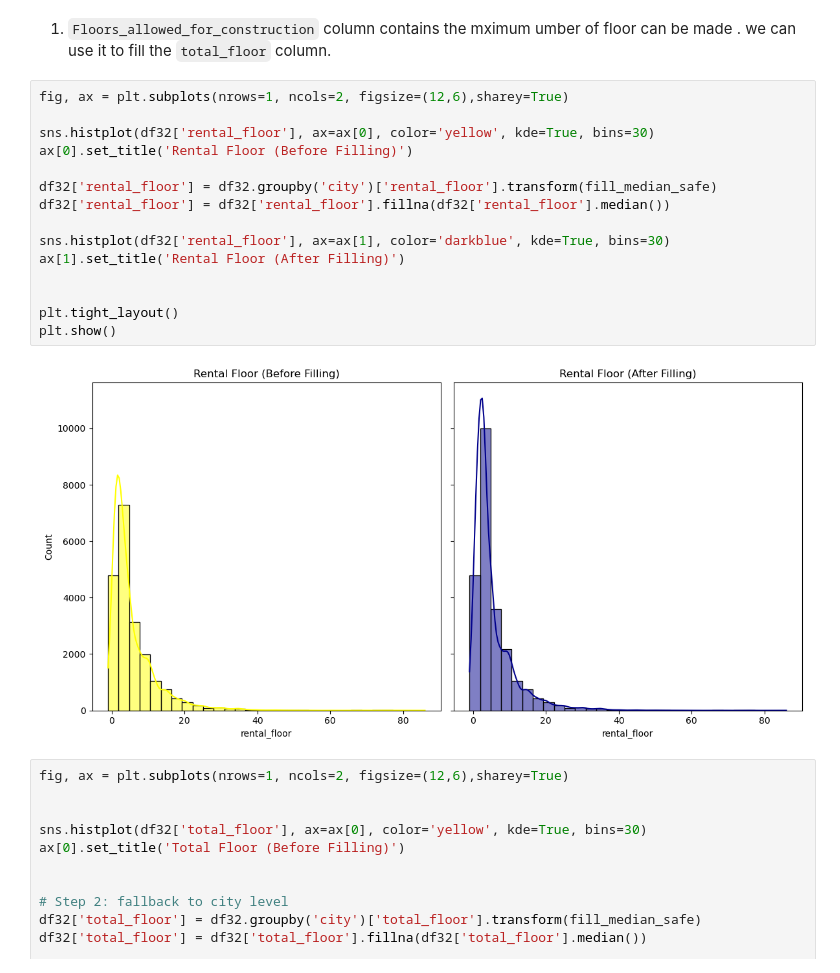
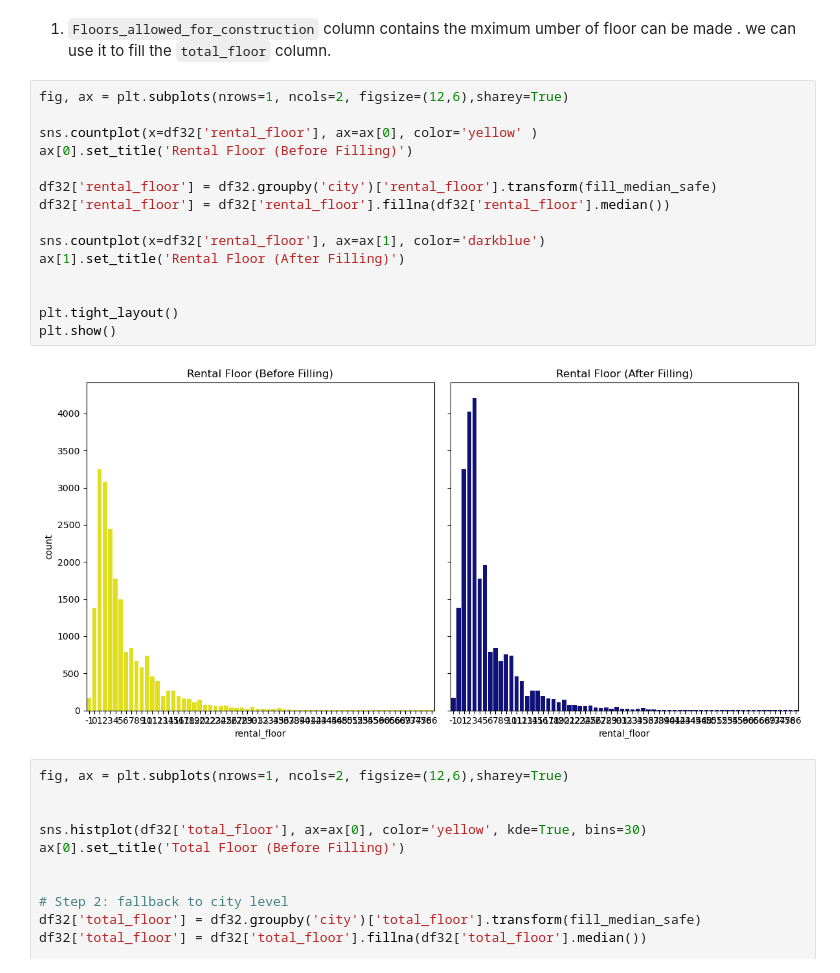
Before and after one commit to Himanshu7d3/House_Rent_Prediction, a Jupyter notebook: New_Data_Cleaning.ipynb, the cells around one changed output. Saved outputs shown, nothing was run; the diff lists cells and outputs as text.

```diff
--- a/New_Data_Cleaning.ipynb
+++ b/New_Data_Cleaning.ipynb
@@ -1383,20 +1404,20 @@ def fill_median_safe(series):
 # %%
 fig, ax = plt.subplots(nrows=1, ncols=2, figsize=(12,6),sharey=True)
 
-sns.histplot(df32['rental_floor'], ax=ax[0], color='yellow', kde=True, bins=30)
+sns.countplot(x=df32['rental_floor'], ax=ax[0], color='yellow' )
 ax[0].set_title('Rental Floor (Before Filling)')
 
 df32['rental_floor'] = df32.groupby('city')['rental_floor'].transform(fill_median_safe)
 df32['rental_floor'] = df32['rental_floor'].fillna(df32['rental_floor'].median())
 
-sns.histplot(df32['rental_floor'], ax=ax[1], color='darkblue', kde=True, bins=30)
+sns.countplot(x=df32['rental_floor'], ax=ax[1], color='darkblue')
 ax[1].set_title('Rental Floor (After Filling)')
 
 
 plt.tight_layout()
 plt.show()
 # %% [output]
-[figure, old version]
+[figure, new version]
 # %%
 fig, ax = plt.subplots(nrows=1, ncols=2, figsize=(12,6),sharey=True)
 
```
Also changed, not shown: parts of 16 cells of this notebook.
